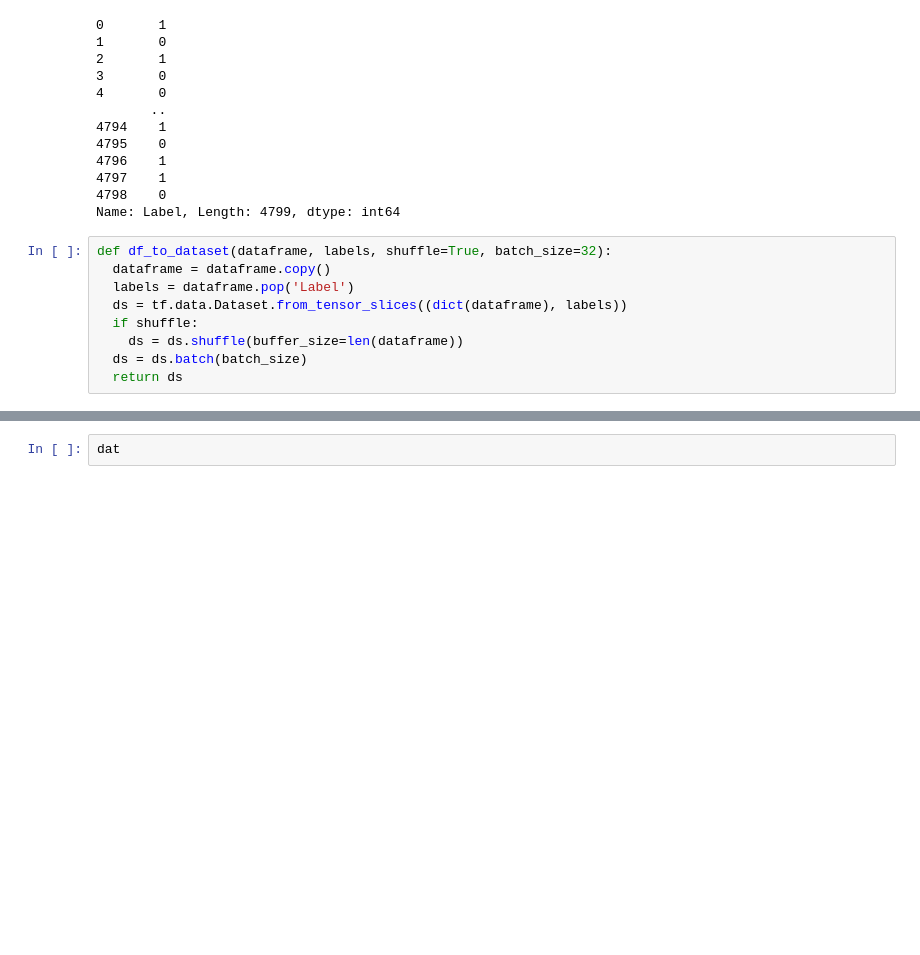
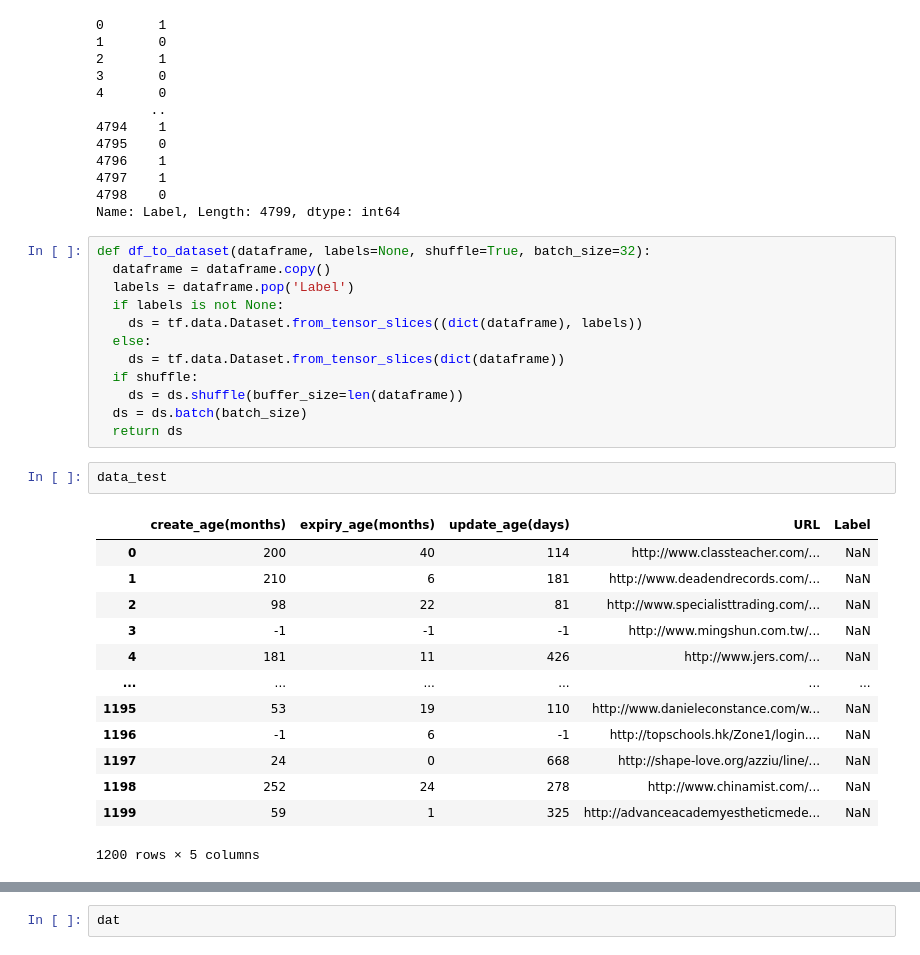
Before and after one commit to shawnrosofsky/MITREHackathonChallengeGroup, a Jupyter notebook: test_model_Shawn.ipynb, the cells around one changed output, grey strips where cells are left out. Drawn from its saved outputs; the diff is of its cells as text; blank space fills up the shorter version.

```diff
--- a/test_model_Shawn.ipynb
+++ b/test_model_Shawn.ipynb
@@ -136,12 +138,31 @@ labels
 4798    0
 Name: Label, Length: 4799, dtype: int64
 # %%
-def df_to_dataset(dataframe, labels, shuffle=True, batch_size=32):
+def df_to_dataset(dataframe, labels=None, shuffle=True, batch_size=32):
   dataframe = dataframe.copy()
   labels = dataframe.pop('Label')
-  ds = tf.data.Dataset.from_tensor_slices((dict(dataframe), labels))
+  if labels is not None:
+    ds = tf.data.Dataset.from_tensor_slices((dict(dataframe), labels))
+  else:
+    ds = tf.data.Dataset.from_tensor_slices(dict(dataframe))
   if shuffle:
     ds = ds.shuffle(buffer_size=len(dataframe))
   ds = ds.batch(batch_size)
   return ds
+# %%
+data_test
+# %% [output]
+|  | create_age(months) | expiry_age(months) | update_age(days) | URL | Label |
+| 0 | 200 | 40 | 114 | http://www.classteacher.com/... | NaN |
+| 1 | 210 | 6 | 181 | http://www.deadendrecords.com/... | NaN |
+| 2 | 98 | 22 | 81 | http://www.specialisttrading.com/... | NaN |
+| 3 | -1 | -1 | -1 | http://www.mingshun.com.tw/... | NaN |
+| 4 | 181 | 11 | 426 | http://www.jers.com/... | NaN |
+| ... | ... | ... | ... | ... | ... |
+| 1195 | 53 | 19 | 110 | http://www.danieleconstance.com/w... | NaN |
+| 1196 | -1 | 6 | -1 | http://topschools.hk/Zone1/login.... | NaN |
+| 1197 | 24 | 0 | 668 | http://shape-love.org/azziu/line/... | NaN |
+| 1198 | 252 | 24 | 278 | http://www.chinamist.com/... | NaN |
+| 1199 | 59 | 1 | 325 | http://advanceacademyestheticmede... | NaN |
+1200 rows × 5 columns
 # %%
```
Also changed, not shown: parts of 16 cells of this notebook.
